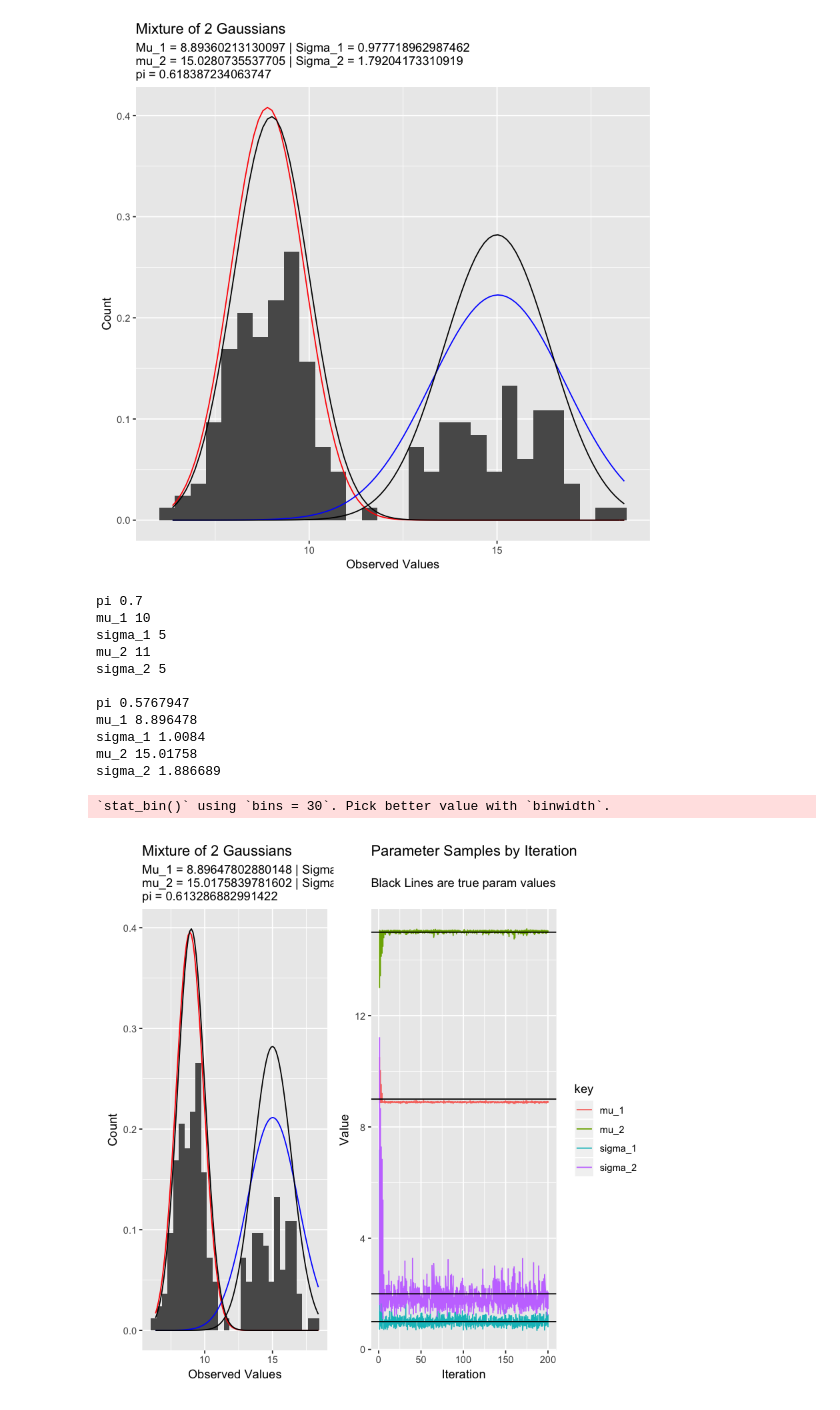
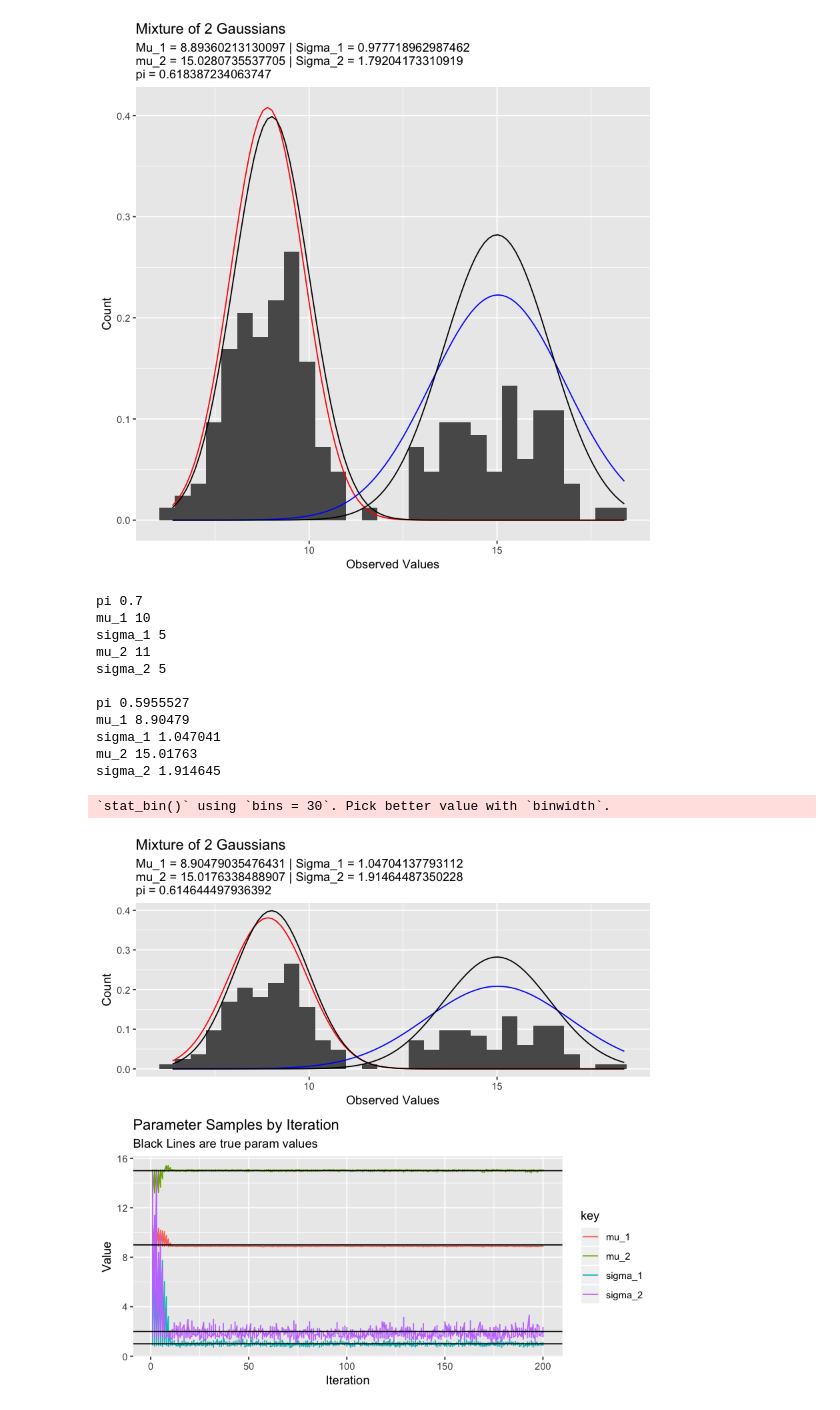
Before and after one commit to blazickjp/Research, a Jupyter notebook: EM-Gibbs-Alg.ipynb, the cells around one changed output. Saved outputs shown, nothing was run; the diff lists cells and outputs as text; code cells hidden in the pictures.

```diff
--- a/EM-Gibbs-Alg.ipynb
+++ b/EM-Gibbs-Alg.ipynb
@@ -179,37 +196,37 @@ gibbs <- function(data, iters) {
     stat_function(fun = dnorm, args = list(mean = 9, sd = 1), col = "black") +
     stat_function(fun = dnorm, args = list(mean = 15, sd = sqrt(2)), col = "black")
 
   p_2 <- data.frame(mu_1 = mu_1_vec,
                     mu_2 = mu_2_vec,
                     sigma_1 = sigma_1_vec,
                     sigma_2 = sigma_2_vec,
                     k = 1:nrow(data)) %>%
     gather(key, value, -k) %>%
     ggplot(aes(x = k, y = value, col = key, group = key)) +
     geom_line() +
     ggtitle("Parameter Samples by Iteration",
             subtitle = "Black Lines are true param values") +
     xlab("Iteration") + ylab("Value") +
     geom_hline(yintercept = 1) +
     geom_hline(yintercept = 2) +
     geom_hline(yintercept = 9) +
     geom_hline(yintercept = 15)
 
-  p_1 / p_2
+  grid.arrange(p_1, p_2, nrow = 2)
 
 }
 gibbs(df, 1000)
 # %% [output]
 pi 0.7
 mu_1 10
 sigma_1 5
 mu_2 11
 sigma_2 5
 
-pi 0.5767947
-mu_1 8.896478
-sigma_1 1.0084
-mu_2 15.01758
-sigma_2 1.886689
+pi 0.5955527
+mu_1 8.90479
+sigma_1 1.047041
+mu_2 15.01763
+sigma_2 1.914645
 `stat_bin()` using `bins = 30`. Pick better value with `binwidth`.
-[figure, old version]
+[figure, new version]
```
Also changed, not shown: parts of 3 cells of this notebook.
